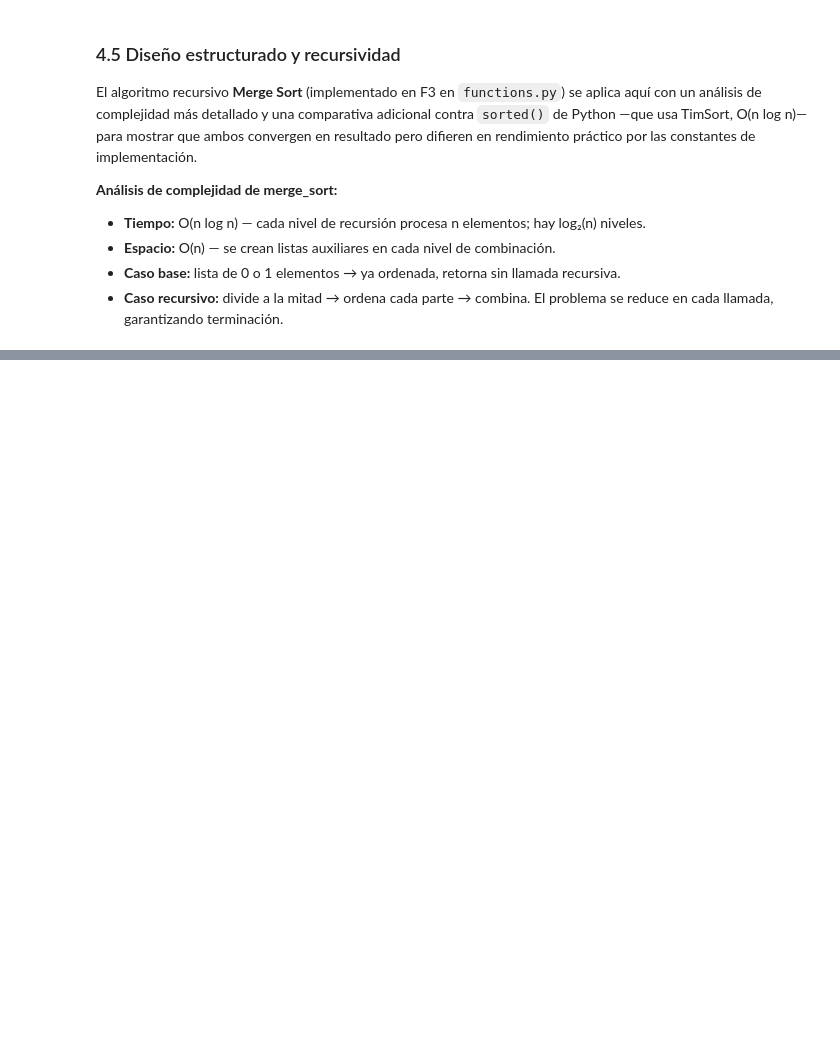
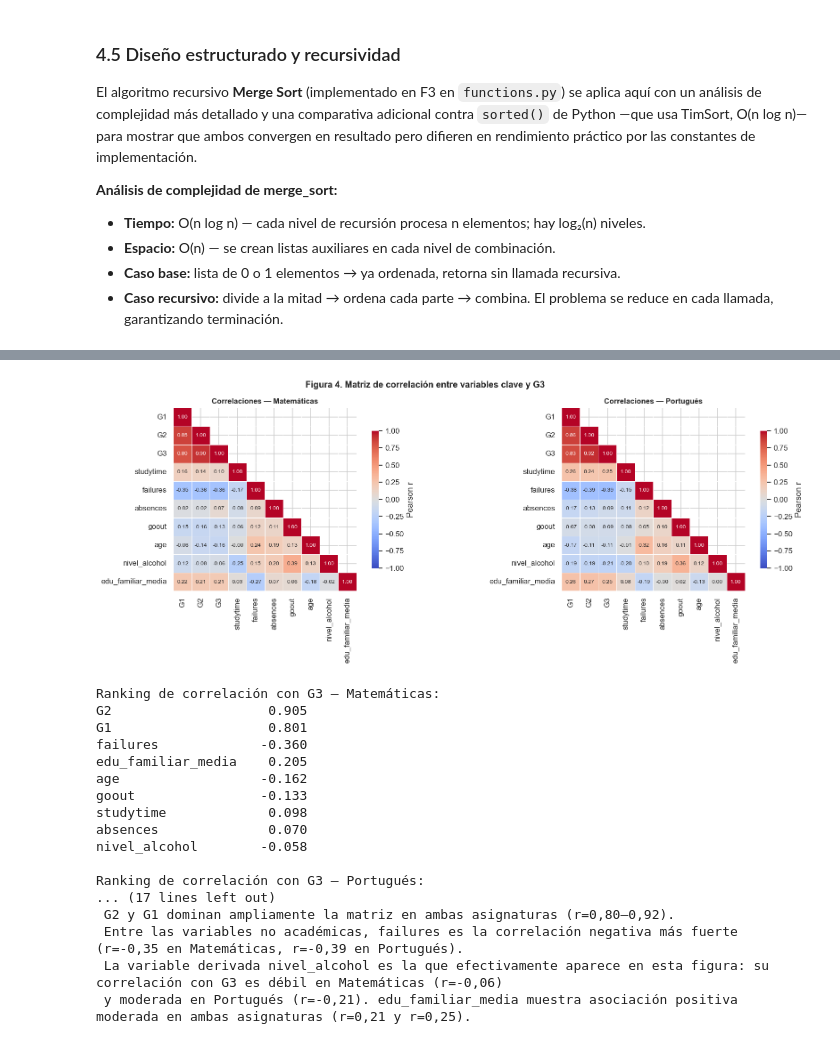
Before and after one commit to ffarina11/proyecto-grupo7-mcdi500, a Jupyter notebook: notebooks/F4_Integracion_Cierre_Tecnico.ipynb, the cells around one changed output, grey strips where cells are left out. Cells and saved outputs as stored; diff of their text form; code cells hidden in the pictures; blank space fills up the shorter version.

```diff
--- a/notebooks/F4_Integracion_Cierre_Tecnico.ipynb
+++ b/notebooks/F4_Integracion_Cierre_Tecnico.ipynb
@@ -740,0 +1016,80 @@ explícita y legible.
+# %%
+# ──────────────────────────────────────────────────────────────
+# FIGURA 4: Heatmap de correlaciones — variables clave con G3
+# Responde: ¿Qué variables tienen mayor capacidad predictiva?
+# ──────────────────────────────────────────────────────────────
+#variables_clave = ['G1', 'G2', 'G3', 'Medu', 'Fedu', 'studytime',
+#                   'failures', 'absences', 'Dalc', 'Walc', 'goout', 'age']
+
+variables_clave = ['G1', 'G2', 'G3','studytime',
+                   'failures', 'absences','goout', 'age','nivel_alcohol','edu_familiar_media']
+
+fig, axes = plt.subplots(1, 2, figsize=(16, 6))
+
+for ax, df, titulo in zip(
+        axes,
+        [prep_mat.df_enc, prep_por.df_enc],
+        ['Matemáticas', 'Portugués']):
+
+    cols_disp = [c for c in variables_clave if c in df.columns]
+    corr = df[cols_disp].corr()
+    mascara = np.triu(np.ones_like(corr, dtype=bool), k=1)
+
+    sns.heatmap(
+        corr, mask=mascara, annot=True, fmt='.2f',
+        cmap='coolwarm', center=0, vmin=-1, vmax=1,
+        square=True, linewidths=0.5,
+        annot_kws={'size': 8},
+        cbar_kws={'label': 'Pearson r', 'shrink': 0.75},
+        ax=ax
+    )
+    ax.set_title(f'Correlaciones — {titulo}', fontweight='bold', fontsize=11)
+
+plt.suptitle('Figura 4. Matriz de correlación entre variables clave y G3',
+             fontsize=13, fontweight='bold')
+plt.tight_layout()
+plt.savefig(f'{OUTPUT_DIR}fig4_heatmap_correlaciones.png', dpi=110, bbox_inches='tight')
+plt.show()
+
+# Ranking de correlaciones con G3
+print("Ranking de correlación con G3 — Matemáticas:")
+corr_mat = prep_mat.df_enc[variables_clave].corr()['G3'].drop('G3').sort_values(key=abs, ascending=False)
+print(corr_mat.round(3).to_string())
+
+print("\nRanking de correlación con G3 — Portugués:")
+corr_por = prep_por.df_enc[variables_clave].corr()['G3'].drop('G3').sort_values(key=abs, ascending=False)
+print(corr_por.round(3).to_string())
+
+print("""Tramos de Correlación:
+        0 → sin relación lineal.
+        ±0,1 a ±0,3 → débil.
+        ±0,3 a ±0,5 → moderada.
+        ±0,5 a ±0,7 → fuerte.
+        ±0,7 a ±1 → muy fuerte.""")
+
+print("""
+Interpretación (Fig. 4):
+ G2 y G1 dominan ampliamente la matriz en ambas asignaturas (r=0,80–0,92).
+ Entre las variables no académicas, failures es la correlación negativa más fuerte (r=-0,35 en Matemáticas, r=-0,39 en Portugués).
+ La variable derivada nivel_alcohol es la que efectivamente aparece en esta figura: su correlación con G3 es débil en Matemáticas (r=-0,06)
+ y moderada en Portugués (r=-0,21). edu_familiar_media muestra asociación positiva moderada en ambas asignaturas (r=0,21 y r=0,25).
+""")
+# %% [output]
+[figure, added]
+Ranking de correlación con G3 — Matemáticas:
+G2                    0.905
+G1                    0.801
+failures             -0.360
+edu_familiar_media    0.205
+age                  -0.162
+goout                -0.133
+studytime             0.098
+absences              0.070
+nivel_alcohol        -0.058
+
+Ranking de correlación con G3 — Portugués:
+... (17 lines left out)
+ G2 y G1 dominan ampliamente la matriz en ambas asignaturas (r=0,80–0,92).
+ Entre las variables no académicas, failures es la correlación negativa más fuerte (r=-0,35 en Matemáticas, r=-0,39 en Portugués).
+ La variable derivada nivel_alcohol es la que efectivamente aparece en esta figura: su correlación con G3 es débil en Matemáticas (r=-0,06)
+ y moderada en Portugués (r=-0,21). edu_familiar_media muestra asociación positiva moderada en ambas asignaturas (r=0,21 y r=0,25).
```
Also changed, not shown: parts of 17 cells of this notebook.
